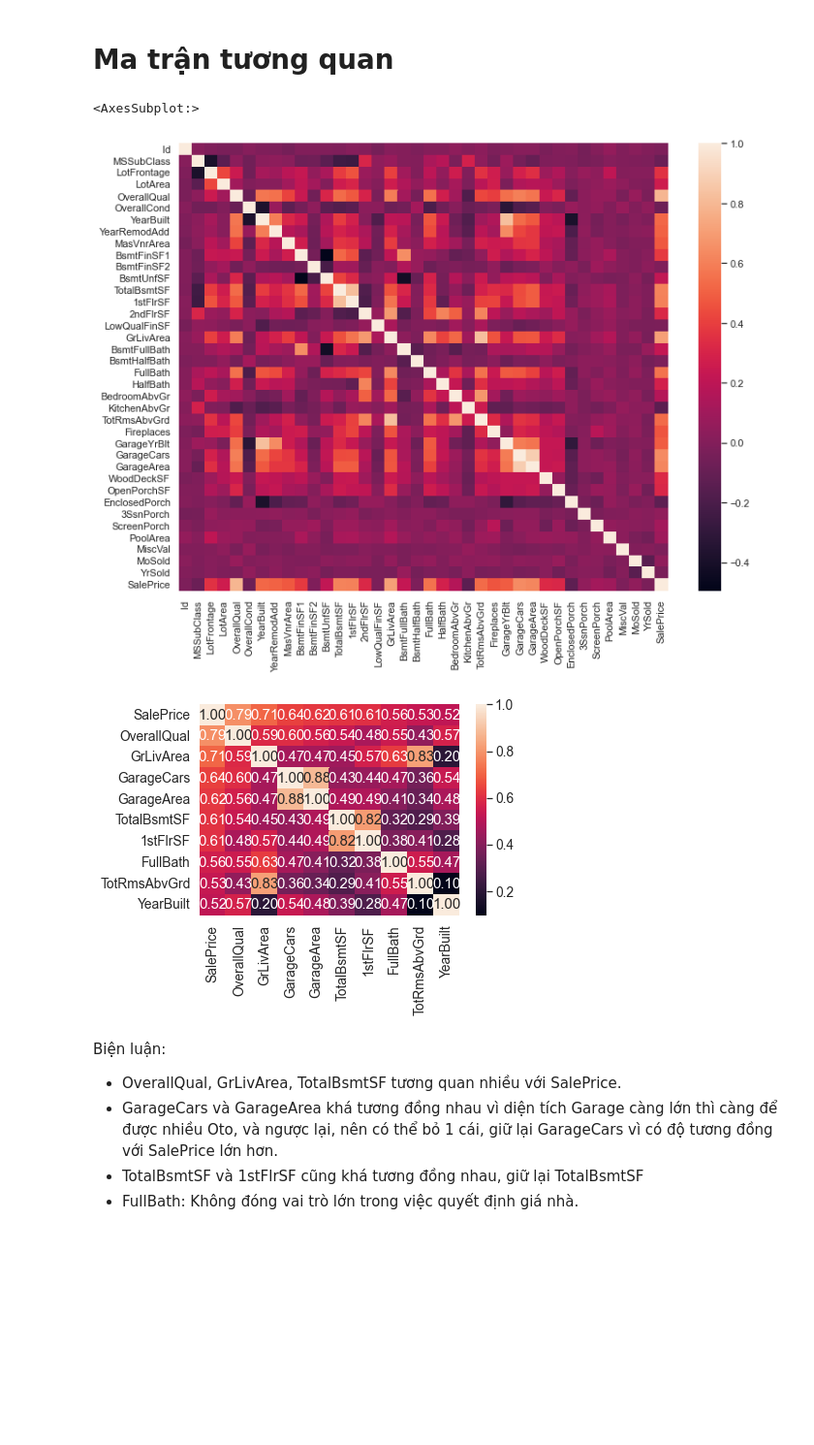
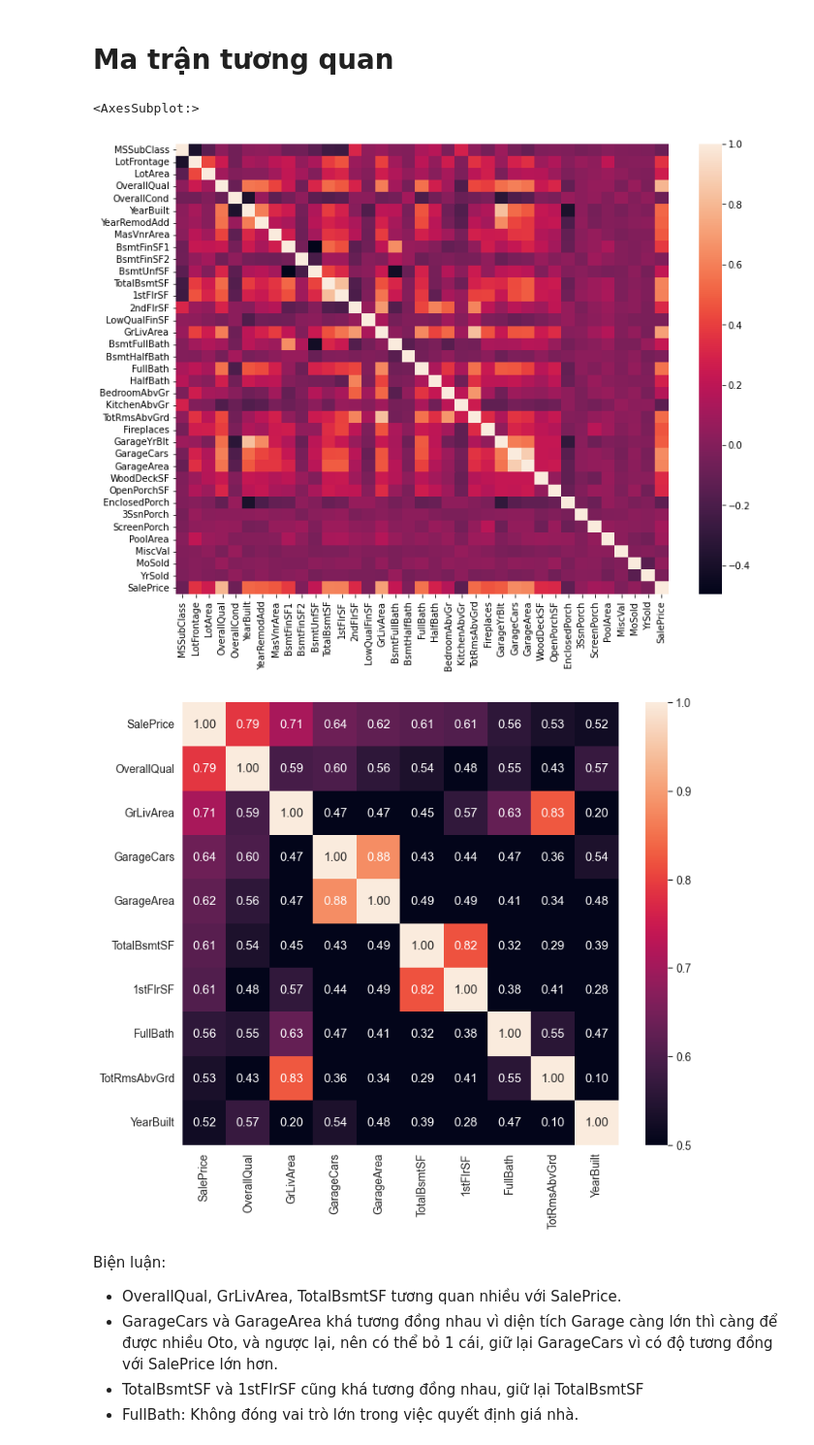
Before and after one commit to phungdx/vccorp_intern, a Jupyter notebook: week1/house_prices.ipynb, the cells around one changed output. Shown at 97% size. Cells and saved outputs as stored; diff of their text form; code cells hidden in the pictures; blank space fills up the shorter version.

```diff
--- a/week1/house_prices.ipynb
+++ b/week1/house_prices.ipynb
@@ -79,22 +51,24 @@ missing_data_features
 # %% [markdown]
 # Ma trận tương quan
 # %%
-corr = X_train.corr()
+corr = train_df.corr()
 f, ax = plt.subplots(figsize=(12,9))
 sns.heatmap(corr)
 # %% [output]
 <AxesSubplot:>
-[figure, old version]
+[figure, new version]
 # %%
 # 10 đặc trưng có độ tương quan lớn nhất với SalePrice
 k = 10
 cols = corr.nlargest(k, 'SalePrice')['SalePrice'].index
 cm = np.corrcoef(train_df[cols].values.T)
 sns.set(font_scale=1.25)
-hm = sns.heatmap(cm, annot=True,fmt='.2f', yticklabels=cols.values, xticklabels=cols.values)
+plt.figure(figsize=(12,10))
+# Select correlations greater than 0.5
+hm = sns.heatmap(cm, annot=True,fmt='.2f', yticklabels=cols.values, xticklabels=cols.values, vmin = 0.5, vmax=1.)
 plt.show();
 # %% [output]
-[figure, old version]
+[figure, new version]
 # %% [markdown]
 Biện luận:
 * OverallQual, GrLivArea, TotalBsmtSF tương quan nhiều với SalePrice.
```
Also changed, not shown: parts of 8 cells of this notebook.
